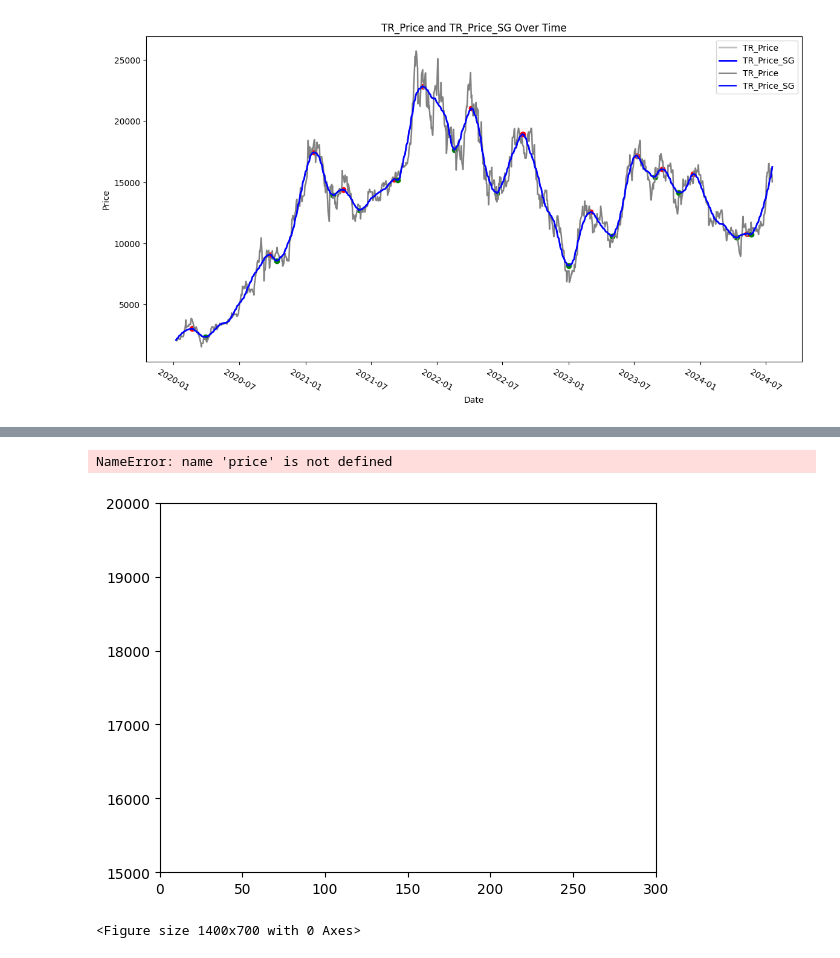
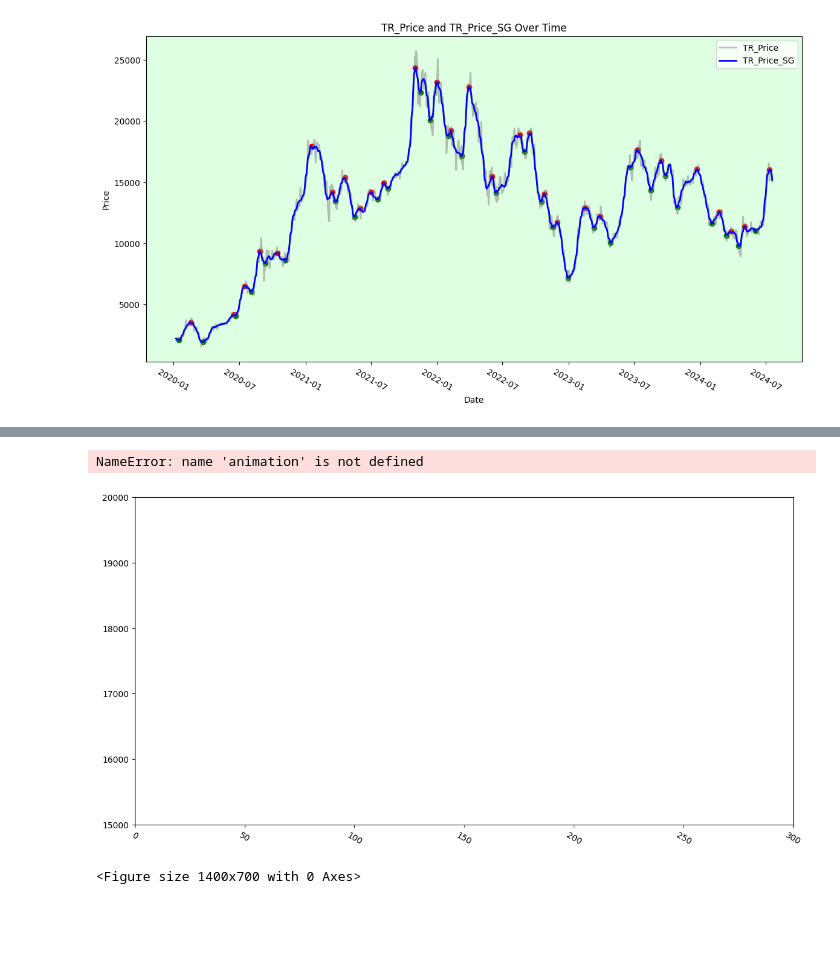
Before and after one commit to d-chizel/trend_following, a Jupyter notebook: trend_following_backtest_0.1.ipynb, the cells around one changed output, grey strips where cells are left out. Cells and saved outputs as stored; diff of their text form; code cells hidden in the pictures; blank space fills up the shorter version.

```diff
--- a/trend_following_backtest_0.1.ipynb
+++ b/trend_following_backtest_0.1.ipynb
@@ -40,10 +40,10 @@ data.head(30) # Display more rows of the DataFrame
 data['Date'] = pd.to_datetime(data['Date'], dayfirst=True, errors='coerce')
 
 # Apply Savitzky-Golay filter to TR_Price
-data['TR_Price_SG'] = savgol_filter(data['TR_Price'], window_length = 70, polyorder = 2)
+data['TR_Price_SG'] = savgol_filter(data['TR_Price'], window_length = 20, polyorder = 2)
 std_dev = data.RollingStdDev.mean() # Calculate the mean of the 'RollingStdDev' column
-peaks_idx, _ = find_peaks(data['TR_Price_SG'], distance = 20, width = 3, prominence = std_dev)
-troughs_idx, _ = find_peaks(-1 * data['TR_Price_SG'], distance = 20, width = 3, prominence = std_dev)
+peaks_idx, _ = find_peaks(data['TR_Price_SG'], distance = 20, width = 3, prominence = 2 * std_dev)
+troughs_idx, _ = find_peaks(-1 * data['TR_Price_SG'], distance = 20, width = 3, prominence = 2 * std_dev)
 
 up_run_length = 0
 up_run = True
@@ -80,17 +80,15 @@ elif down_run_length > 0:
 else:
     ax.set_facecolor("white")
 
-plt.plot(data['Date'], data['TR_Price'], label='TR_Price', c='grey')
-plt.plot(data['Date'], data['TR_Price_SG'], label='TR_Price_SG', c='b', linestyle='-')
+plt.title('TR_Price and TR_Price_SG Over Time')
 plt.xlabel('Date')
 plt.ylabel('Price')
-plt.title('TR_Price and TR_Price_SG Over Time')
 plt.legend()
 plt.scatter(data['Date'].iloc[peaks_idx], data['TR_Price_SG'].iloc[peaks_idx], marker='o', color='red', label='Peaks')
 plt.scatter(data['Date'].iloc[troughs_idx], data['TR_Price_SG'].iloc[troughs_idx], marker='o', color='green', label='Troughs')
 plt.show()
 # %% [output]
-[figure, old version]
+[figure, new version]
 # %%
 data2 = data
 data2['Peaks'] = 0
@@ -120,10 +118,10 @@ data2.head(30) # Display more rows of the DataFrame
 matplotlib.rcParams['animation.embed_limit'] = 2**128
 
 bars_in_frame = 300
-fig, ax = plt.subplots()
+fig2 = plt.figure(figsize=(14, 7))
+ax = fig2.add_subplot(111)
+plt.xticks(rotation = -30)
 
-
-plt.figure(figsize=(14, 7))
 TR_Price, = ax.plot([], c = 'grey', lw = 2, alpha = 0.5, zorder = 5)
 TR_Price_SG, = ax.plot([], c = 'b', lw = 2, zorder = 5)
 peaks, = ax.plot([], c = 'r', linestyle = 'None', markersize = 10.0, marker = 'o', zorder = 10)
@@ -161,34 +159,34 @@ def animate(frame):
             up_run_length += 1
         else:
             up_run = False
 
     down_run_length = 0
     down_run = True
 
     while up_run:
         if 2 + down_run_length > len(peaks_idx) or 2 + down_run_length > len(troughs_idx):
             break
         if data3.TR_Price_SG.iloc[peaks_idx[-1 - down_run_length]] > data3.TR_Price_SG.iloc[peaks_idx[-2 - down_run_length]] and data3.TR_Price_SG.iloc[troughs_idx[-1 - down_run_length]] > data3.TR_Price_SG.iloc[troughs_idx[-2 - down_run_length]]:
             down_run_length += 1
         else:
             down_run = False
 
     peaks.set_data((peaks_idx, data3.TR_Price_SG.iloc[peaks_idx]))
     troughs.set_data((troughs_idx, data3.TR_Price_SG.iloc[troughs_idx]))
 
     if up_run_length > 0:
         ax.set_facecolor((150/255, 255/255, 159/255, 0.3))
     elif down_run_length > 0:
         ax.set_facecolor((255/255, 150/255, 150/255, 0.3))
     else:
         ax.set_facecolor("white")
 
     return price, price_smooth, peaks, troughs
 
-anim = FuncAnimation(fig, animate, frames = len(data3) - bars_in_frame, interval = 20, blit = True)
+anim = animation.FuncAnimation(fig, animate, frames = len(data3) - bars_in_frame, interval = 20, blit = True)
 video = HTML(anim.to_html5_video())
 display.display(video)
 # %% [output]
-NameError: name 'price' is not defined
+NameError: name 'animation' is not defined
-[figure, old version]
+[figure, new version]
 <Figure size 1400x700 with 0 Axes>
```
Also changed, not shown: parts of 1 cell of this notebook, 1 other file.
